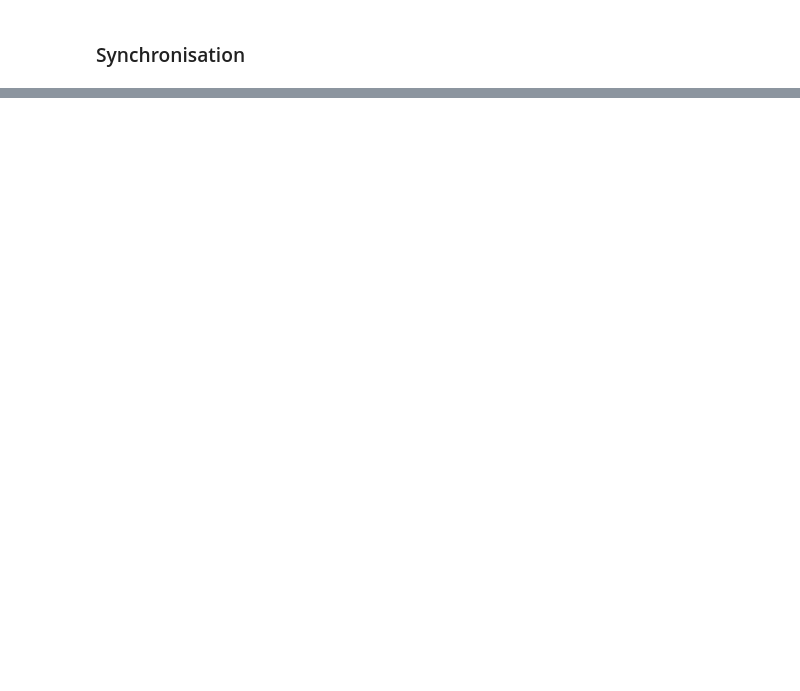
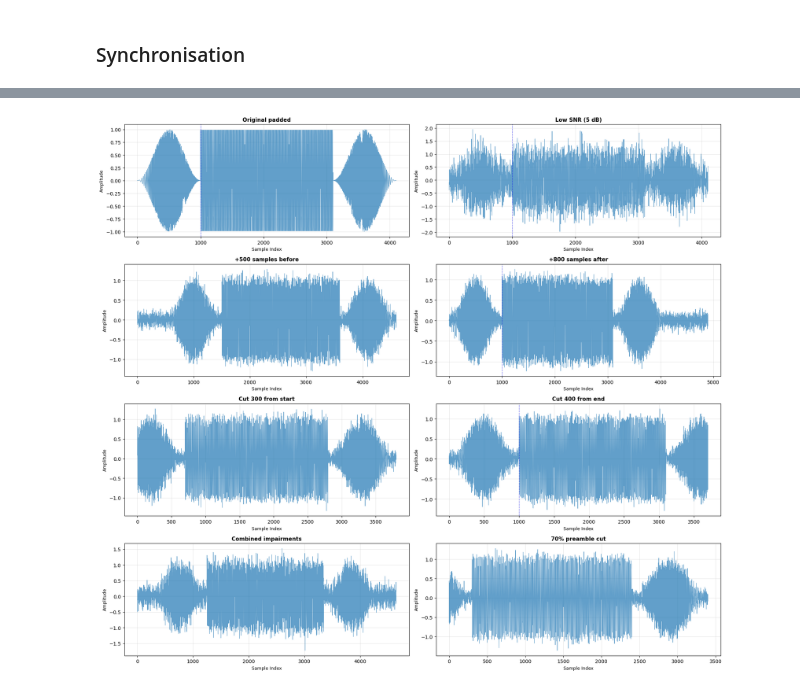
Before and after one commit to Habanes/BFH_Communication_Competition, a Jupyter notebook: TransmissionCompetition.ipynb, the cells around one changed output, grey strips where cells are left out. Cells and saved outputs as stored; diff of their text form; code cells hidden in the pictures; blank space fills up the shorter version.

```diff
--- a/TransmissionCompetition.ipynb
+++ b/TransmissionCompetition.ipynb
@@ -233,0 +518,47 @@ The receiver then can extract the actual signal by removing the known pattern.
+# %%
+# Visualize different transmission scenarios
+fig, axes = plt.subplots(4, 2, figsize=(18, 16))
+axes = axes.flatten()
+
+# Select some interesting scenarios to visualize
+scenarios_to_plot = [
+    {'name': 'Original padded', 'snr_db': 1000, 'add_before': 0, 'add_after': 0, 'cut_from_start': 0, 'cut_from_end': 0},
+    {'name': 'Low SNR (5 dB)', 'snr_db': 5.0, 'add_before': 0, 'add_after': 0, 'cut_from_start': 0, 'cut_from_end': 0},
+    {'name': '+500 samples before', 'snr_db': 15.0, 'add_before': 500, 'add_after': 0, 'cut_from_start': 0, 'cut_from_end': 0},
+    {'name': '+800 samples after', 'snr_db': 15.0, 'add_before': 0, 'add_after': 800, 'cut_from_start': 0, 'cut_from_end': 0},
+    {'name': 'Cut 300 from start', 'snr_db': 15.0, 'add_before': 0, 'add_after': 0, 'cut_from_start': 300, 'cut_from_end': 0},
+    {'name': 'Cut 400 from end', 'snr_db': 15.0, 'add_before': 0, 'add_after': 0, 'cut_from_start': 0, 'cut_from_end': 400},
+    {'name': 'Combined impairments', 'snr_db': 10.0, 'add_before': 400, 'add_after': 500, 'cut_from_start': 150, 'cut_from_end': 200},
+    {'name': '70% preamble cut', 'snr_db': 15.0, 'add_before': 0, 'add_after': 0, 'cut_from_start': 700, 'cut_from_end': 0}
+]
+
+for idx, scenario in enumerate(scenarios_to_plot):
+    if scenario['snr_db'] == 1000:  # Special case for "clean" original
+        signal_to_plot = padded_signal
+    else:
+        signal_to_plot, _ = synchroniser.simulate_transmission(
+            padded_signal,
+            snr_db=scenario['snr_db'],
+            add_before=scenario['add_before'],
+            add_after=scenario['add_after'],
+            cut_from_start=scenario['cut_from_start'],
+            cut_from_end=scenario['cut_from_end']
+        )
+
+    # Plot first 5000 samples
+    N_plot = min(5000, len(signal_to_plot))
+    axes[idx].plot(signal_to_plot[:N_plot], linewidth=0.8, alpha=0.7)
+    axes[idx].set_title(scenario['name'], fontsize=11, fontweight='bold')
+    axes[idx].set_xlabel('Sample Index', fontsize=9)
+    axes[idx].set_ylabel('Amplitude', fontsize=9)
+    axes[idx].grid(True, alpha=0.3)
+
+    # Mark expected preamble and postamble positions (if not cut)
+    if scenario['add_before'] == 0 and scenario['cut_from_start'] == 0:
+        axes[idx].axvline(x=synchroniser.preamble_length, color='blue',
+                         linestyle='--', linewidth=1, alpha=0.5, label='Preamble end')
+
+plt.tight_layout()
+plt.show()
+# %% [output]
+[figure, added]
```
Also changed, not shown: parts of 10 cells of this notebook, 3 other files.
